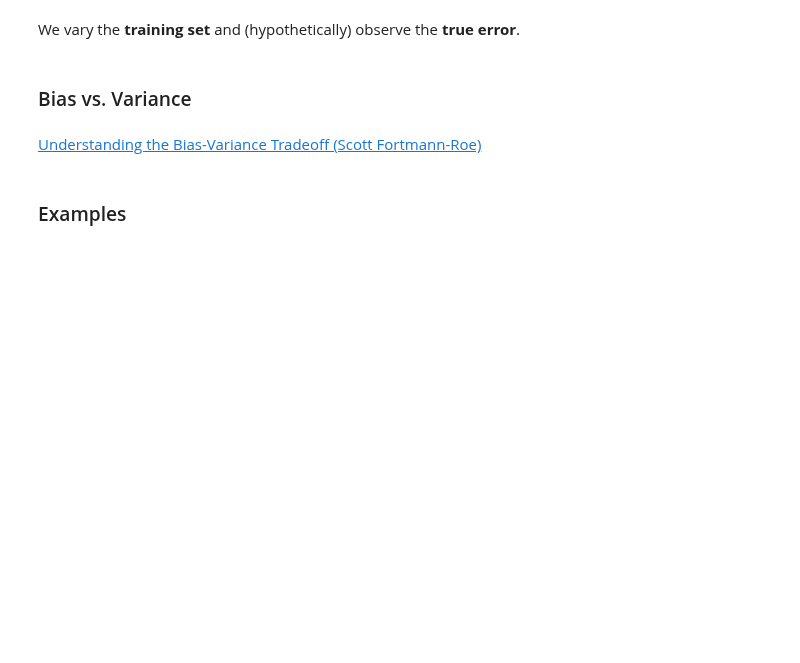
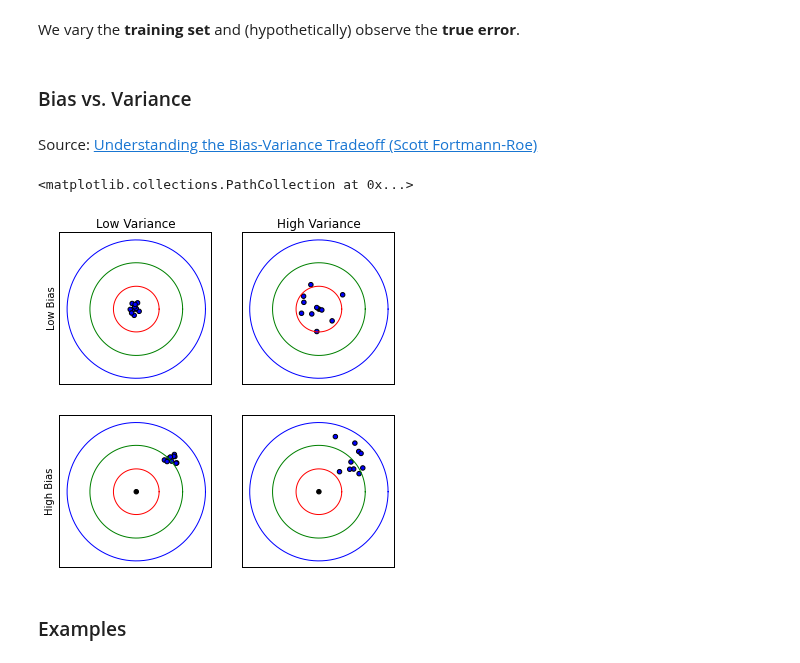
Before and after one commit to AlexanderFabisch/ml_tutorials, a Jupyter notebook: 02_meta_learning.ipynb, the cells around one changed output. Saved outputs shown, nothing was run; the diff lists cells and outputs as text; code cells hidden in the pictures; blank space fills up the shorter version.

```diff
--- a/03_meta_learning.ipynb
+++ b/02_meta_learning.ipynb
@@ -41,7 +43,26 @@ We vary the **training set** and (hypothetically) observe the **true error**.
 # %% [markdown]
 ### Bias vs. Variance
 # %% [markdown]
-[Understanding the Bias-Variance Tradeoff (Scott Fortmann-Roe)](http://scott.fortmann-roe.com/docs/BiasVariance.html)
+Source: [Understanding the Bias-Variance Tradeoff (Scott Fortmann-Roe)](http://scott.fortmann-roe.com/docs/BiasVariance.html)
+# %%
+figure(figsize=(6, 6))
+def plot_target():
+    t = linspace(0, 2*pi, 100); plot(cos(t), sin(t)); plot(0.67*cos(t), 0.67*sin(t))
+    plot(0.33*cos(t), 0.33*sin(t)); scatter(0, 0, color="black")
+setp(subplot(2, 2, 1), xticks=(), yticks=()); plot_target()
+title("Low Variance"); ylabel("Low Bias")
+scatter((random.rand(10)-0.5)*0.2, (random.rand(10)-0.5)*0.2)
+setp(subplot(2, 2, 2), xticks=(), yticks=()); plot_target()
+title("High Variance")
+scatter((random.rand(10)-0.5)*0.8, (random.rand(10)-0.5)*0.8)
+setp(subplot(2, 2, 3), xticks=(), yticks=()); plot_target()
+ylabel("High Bias")
+scatter((random.rand(10)-0.5)*0.2+0.5, (random.rand(10)-0.5)*0.2+0.5)
+setp(subplot(2, 2, 4), xticks=(), yticks=()); plot_target()
+scatter((random.rand(10)-0.5)*0.8+0.5, (random.rand(10)-0.5)*0.8+0.5)
+# %% [output]
+<matplotlib.collections.PathCollection at 0x...>
+[figure, added]
 # %% [markdown]
 ### Examples
 # %% [markdown]
```
Also changed, not shown: parts of 10 cells of this notebook, 5 other files.
